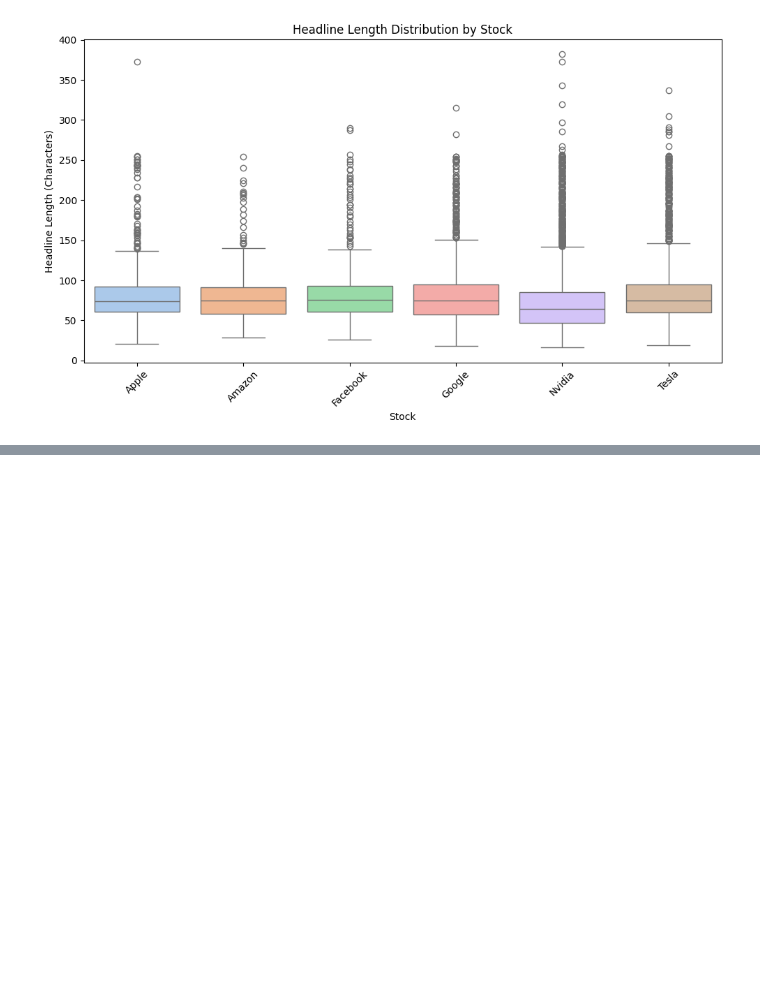
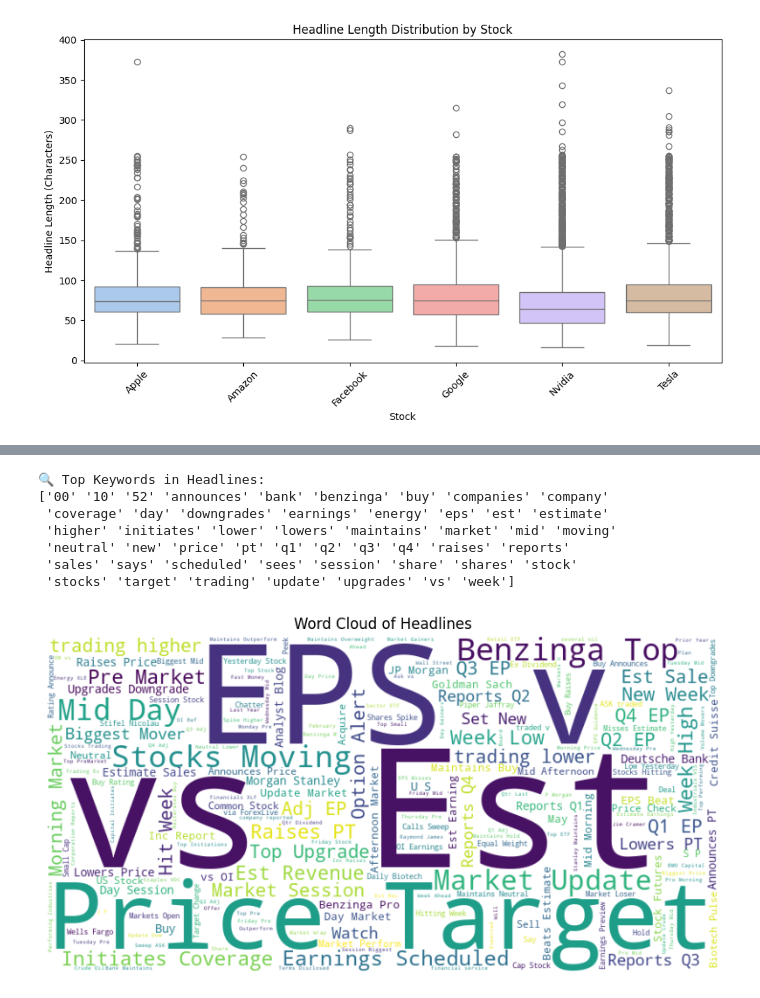
Before and after one commit to Mukitar-Seid/-Predicting-Price-Moves-with-News-Sentiment, a Jupyter notebook: notebooks/eda_analysis.ipynb, the cells around one changed output, grey strips where cells are left out. Drawn from its saved outputs; the diff is of its cells as text; code cells hidden in the pictures; blank space fills up the shorter version.

```diff
--- a/notebooks/eda_analysis.ipynb
+++ b/notebooks/eda_analysis.ipynb
@@ -91,0 +134,24 @@ Passing `palette` without assigning `hue` is deprecated and will be removed in v
+# %%
+vectorizer = CountVectorizer(stop_words='english', max_features=50)
+X = vectorizer.fit_transform(df['headline'].dropna())
+keywords = vectorizer.get_feature_names_out()
+
+print("\n🔍 Top Keywords in Headlines:")
+print(keywords)
+
+# Word cloud
+wordcloud = WordCloud(width=800, height=400, background_color='white').generate(' '.join(df['headline'].dropna()))
+plt.figure(figsize=(10, 5))
+plt.imshow(wordcloud, interpolation='bilinear')
+plt.axis('off')
+plt.title("Word Cloud of Headlines")
+plt.show()
+# %% [output]
+🔍 Top Keywords in Headlines:
+['00' '10' '52' 'announces' 'bank' 'benzinga' 'buy' 'companies' 'company'
+ 'coverage' 'day' 'downgrades' 'earnings' 'energy' 'eps' 'est' 'estimate'
+ 'higher' 'initiates' 'lower' 'lowers' 'maintains' 'market' 'mid' 'moving'
+ 'neutral' 'new' 'price' 'pt' 'q1' 'q2' 'q3' 'q4' 'raises' 'reports'
+ 'sales' 'says' 'scheduled' 'sees' 'session' 'share' 'shares' 'stock'
+ 'stocks' 'target' 'trading' 'update' 'upgrades' 'vs' 'week']
+[figure, added]
```
Also changed, not shown: parts of 20 cells of this notebook.
